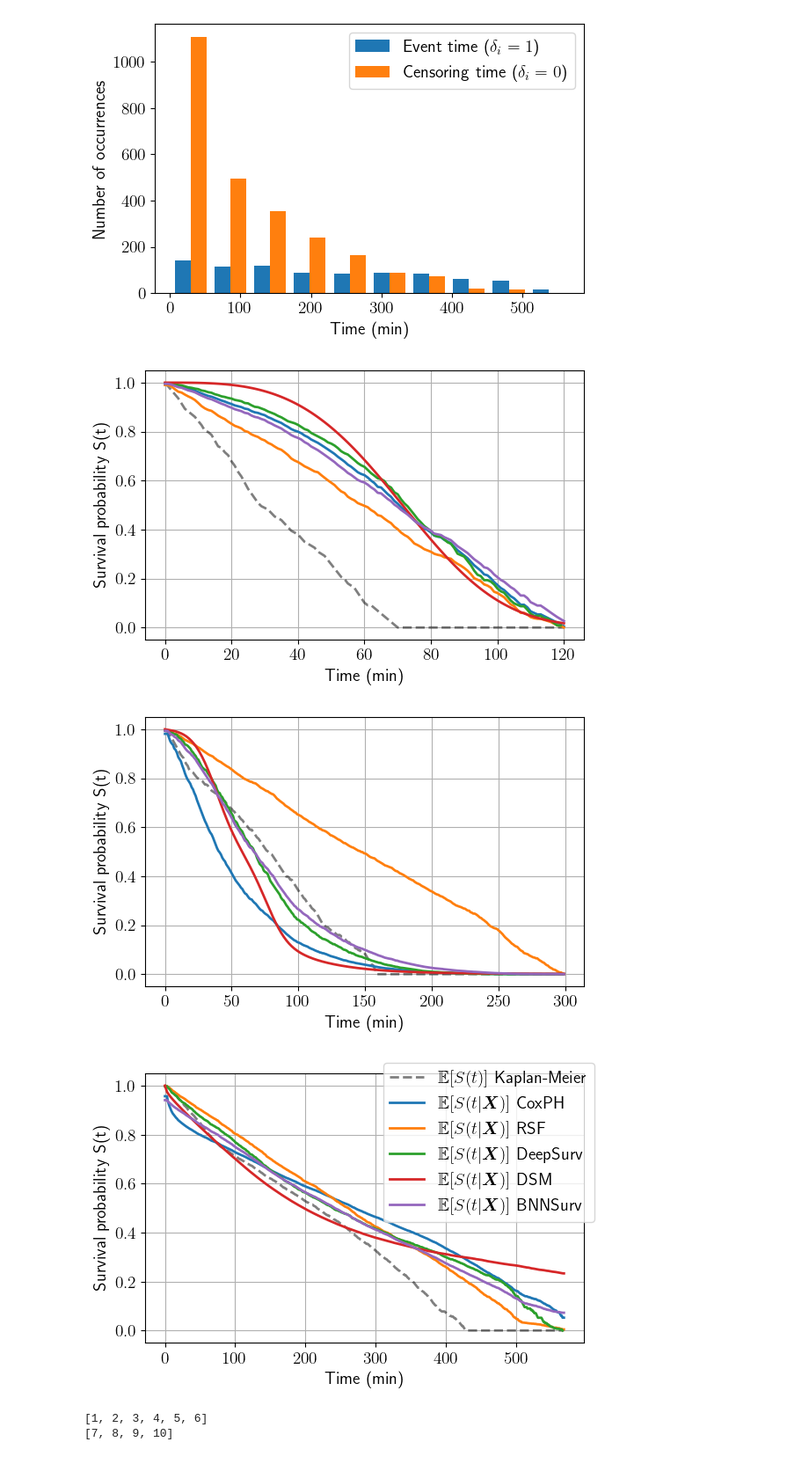
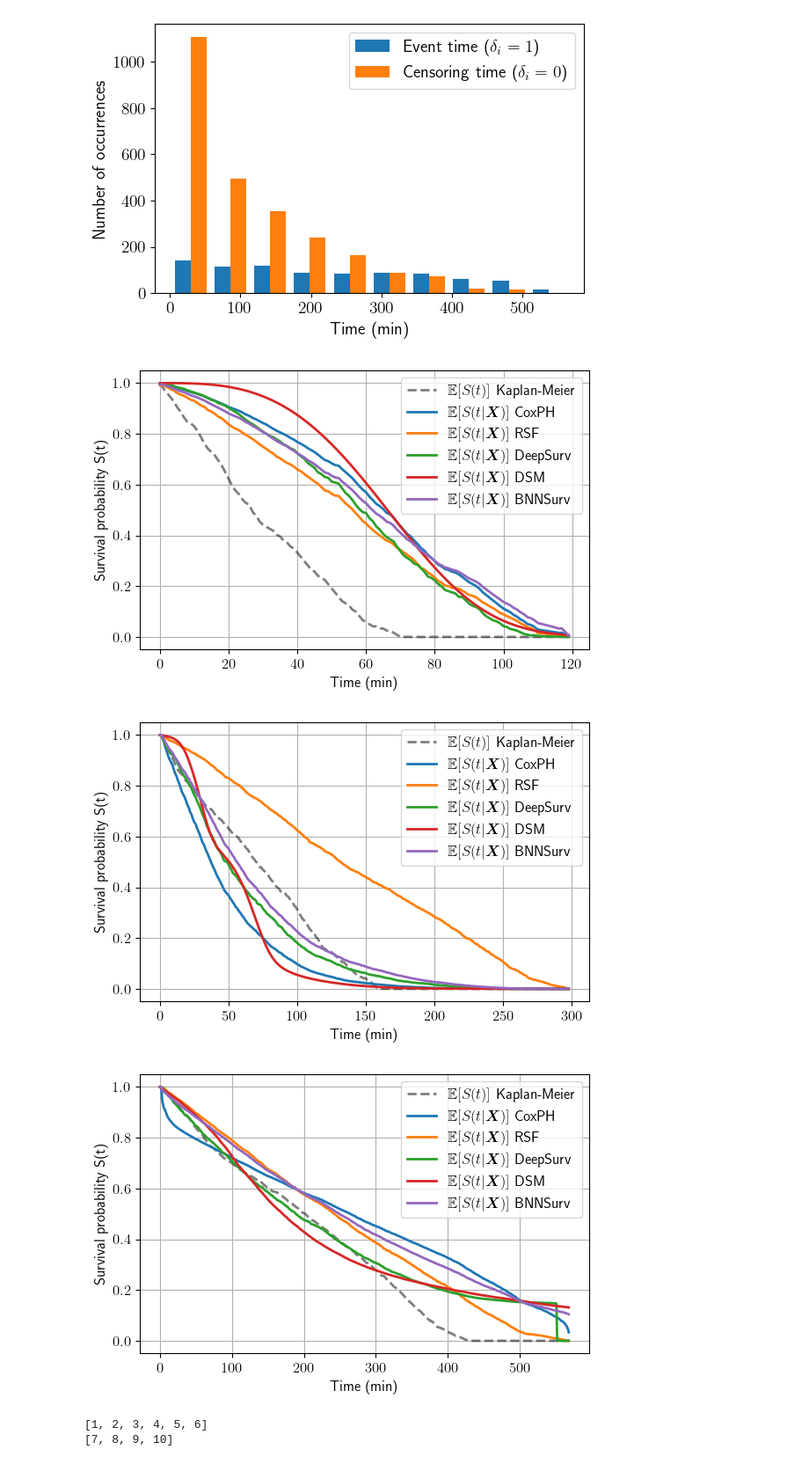
Before and after one commit to Zernez/PredictiveMaintenance, a Jupyter notebook: src/plot_surv_curves.ipynb, the cells around one changed output. Shown: that part at 88% size. Saved outputs shown, nothing was run; the diff lists cells and outputs as text; code cells hidden in the pictures.

Commit message:
Updated plots

```diff
--- a/src/plot_surv_curves.ipynb
+++ b/src/plot_surv_curves.ipynb
@@ -349,6 +349,15 @@ for cond in [0, 1, 2]:
 [figure]
 [figure]
 # %%
+matplotlib_style = 'default'
+import matplotlib.pyplot as plt; plt.style.use(matplotlib_style)
+plt.rcParams.update({'axes.labelsize': 'medium',
+                     'axes.titlesize': 'medium',
+                     'font.size': 12.0,
+                     'text.usetex': True,
+                     'text.latex.preamble': r'\usepackage{amsfonts} \usepackage{bm}'})
+
+
 for cond in [0, 1, 2]:
     # Build timeseries data
     timeseries_data, boot, info_pack = FileReader(DATASET, DATASET_PATH).read_data(cond, N_BOOT)
@@ -370,9 +379,8 @@ for cond in [0, 1, 2]:
 
     train_data = train_data.reset_index(drop=True)
     test_data = test_data.reset_index(drop=True)
-
-    train_data = Formatter.control_censored_data(train_data, percentage=0.25)
-    test_data = Formatter.control_censored_data(test_data, percentage=0.25)
+    train_data = Formatter.add_random_censoring(train_data, percentage=0.25)
+    test_data = Formatter.add_random_censoring(test_data, percentage=0.25)
     train_data = train_data.sample(frac=1, random_state=0)
     test_data = test_data.sample(frac=1, random_state=0)
 
@@ -420,40 +428,37 @@ for cond in [0, 1, 2]:
     dsm_model.fit(X_train_scaled, t_train, e_train, vsize=0.3,
                 iters=dsm_params['iters'],
                 learning_rate=dsm_params['learning_rate'],
                 batch_size=dsm_params['batch_size'])
     bnn_model.fit(X_train_scaled, t_train, e_train)
 
     #Predict
     survival = Survival()
     cph_surv_func = survival.predict_survival_function(cph_model, X_test_scaled, event_times)
     rsf_surv_func = survival.predict_survival_function(rsf_model, X_test_scaled, event_times)
     deep_surv_surv_func = survival.predict_survival_function(deep_surv_model, X_test_scaled, event_times)
     dsm_surv_func = survival.predict_survival_function(dsm_model, X_test_scaled, event_times)
     bnn_surv_func = survival.predict_survival_function(bnn_model, X_test_scaled, event_times,
                                                        n_post_samples=N_POST_SAMPLES)
     km_mean, km_high, km_low = calculate_kaplan_vectorized(y_test['Survival_time'].reshape(1,-1),
                                                            y_test['Event'].reshape(1,-1),
                                                            event_times)
     fig = plt.figure(figsize=(6, 4))
     plt.plot(km_mean.columns, km_mean.iloc[0], 'k--', linewidth=2, alpha=0.5, label=r"$\mathbb{E}[S(t)]$ Kaplan-Meier", color="black")
     plt.plot(event_times, np.mean(cph_surv_func, axis=0), label=r"$\mathbb{E}[S(t|\bm{X})]$ CoxPH", color="C0", linewidth=2)
     plt.plot(event_times, np.mean(rsf_surv_func, axis=0), label=r"$\mathbb{E}[S(t|\bm{X})]$ RSF", color="C1", linewidth=2)
     plt.plot(event_times, np.mean(deep_surv_surv_func, axis=0), label=r"$\mathbb{E}[S(t|\bm{X})]$ DeepSurv", color="C2", linewidth=2)
     plt.plot(event_times, np.mean(dsm_surv_func, axis=0), label=r"$\mathbb{E}[S(t|\bm{X})]$ DSM", color="C3", linewidth=2)
     plt.plot(event_times, np.mean(bnn_surv_func, axis=0), label=r"$\mathbb{E}[S(t|\bm{X})]$ BNNSurv", color="C4", linewidth=2)
     plt.xlabel("Time (min)")
     plt.ylabel("Survival probability S(t)")
     plt.tight_layout()
     plt.grid()
-    if cond != 2:
-        fig.legends = []
-    else:
-        fig.legend()
+    plt.legend()
     plt.savefig(f'{PLOTS_PATH}/mean_survival_cond_{cond+1}.pdf', format='pdf', bbox_inches="tight")
 # %% [output]
-[figure, old version]
+[figure, new version]
-[figure, old version]
+[figure, new version]
-[figure, old version]
+[figure, new version]
 # %%
 print(list(range(1, 7)))
 print(list(range(7, 11)))
```
Also changed, not shown: parts of 4 cells of this notebook.
